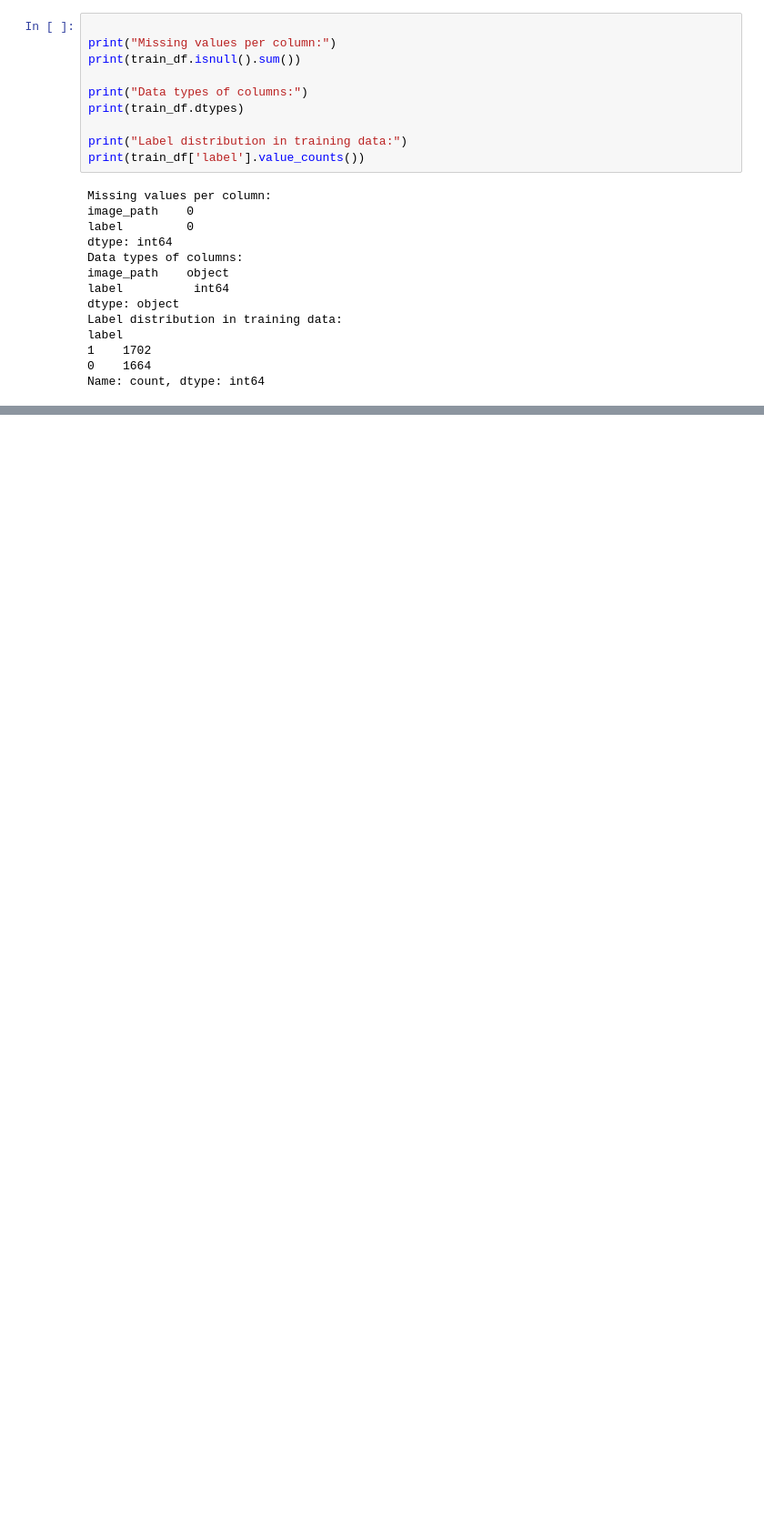
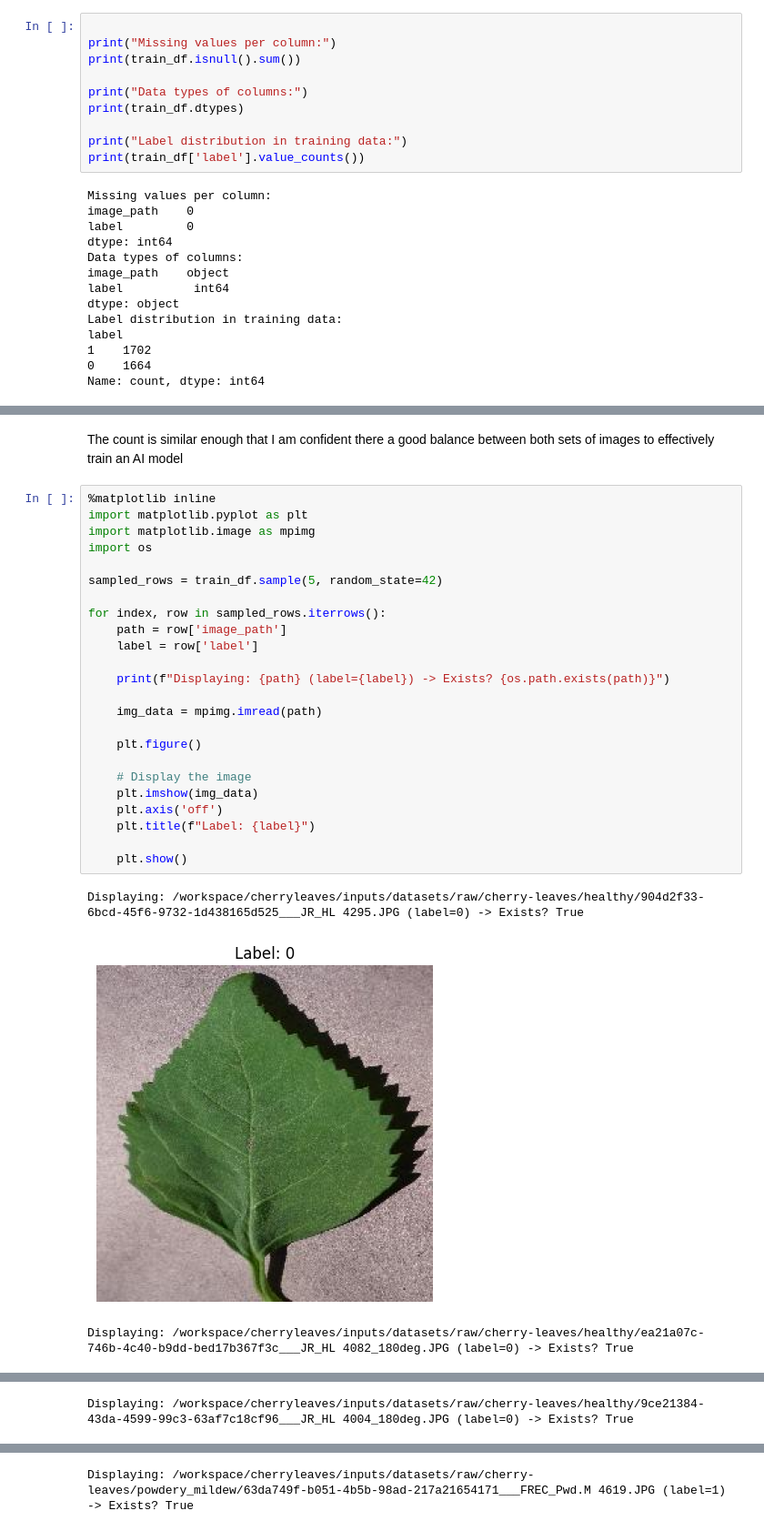
Before and after one commit to NorfolkTate/cherryleaves, a Jupyter notebook: jupyter_notebooks/Customer_study.ipynb, the cells around one changed output, grey strips where cells are left out. Shown at 91% size. Saved outputs shown, nothing was run; the diff lists cells and outputs as text; blank space fills up the shorter version.

Commit message:
add data study to notebook

```diff
--- a/jupyter_notebooks/Customer_study.ipynb
+++ b/jupyter_notebooks/Customer_study.ipynb
@@ -119,0 +133,30 @@ Name: count, dtype: int64
+# %% [markdown]
+The count is similar enough that I am confident there a good balance between both sets of images to effectively train an AI model
+# %%
+%matplotlib inline
+import matplotlib.pyplot as plt
+import matplotlib.image as mpimg
+import os
+
+sampled_rows = train_df.sample(5, random_state=42)
+
+for index, row in sampled_rows.iterrows():
+    path = row['image_path']
+    label = row['label']
+
+    print(f"Displaying: {path} (label={label}) -> Exists? {os.path.exists(path)}")
+
+    img_data = mpimg.imread(path)
+
+    plt.figure()
+
+    # Display the image
+    plt.imshow(img_data)
+    plt.axis('off')
+    plt.title(f"Label: {label}")
+
+    plt.show()
+# %% [output]
+Displaying: /workspace/cherryleaves/inputs/datasets/raw/cherry-leaves/healthy/904d2f33-6bcd-45f6-9732-1d438165d525___JR_HL 4295.JPG (label=0) -> Exists? True
+[figure, added]
+Displaying: /workspace/cherryleaves/inputs/datasets/raw/cherry-leaves/healthy/ea21a07c-746b-4c40-b9dd-bed17b367f3c___JR_HL 4082_180deg.JPG (label=0) -> Exists? True
@@ -119,0 +164 @@ Name: count, dtype: int64
+Displaying: /workspace/cherryleaves/inputs/datasets/raw/cherry-leaves/healthy/9ce21384-43da-4599-99c3-63af7c18cf96___JR_HL 4004_180deg.JPG (label=0) -> Exists? True
@@ -119,0 +166 @@ Name: count, dtype: int64
+Displaying: /workspace/cherryleaves/inputs/datasets/raw/cherry-leaves/powdery_mildew/63da749f-b051-4b5b-98ad-217a21654171___FREC_Pwd.M 4619.JPG (label=1) -> Exists? True
```
Also changed, not shown: parts of 6 cells of this notebook.
